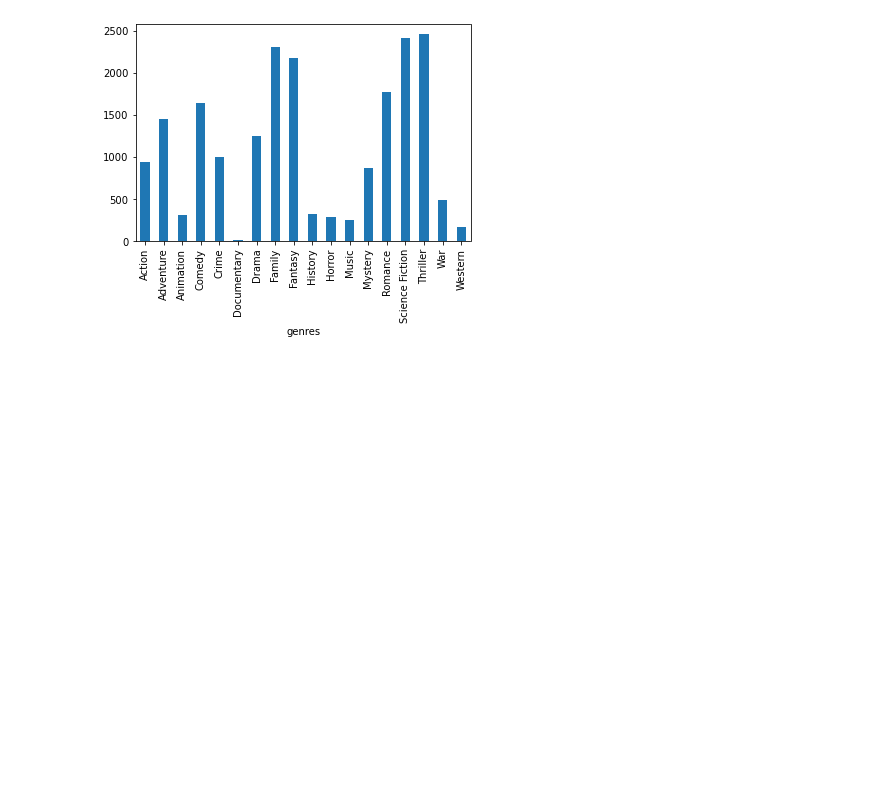
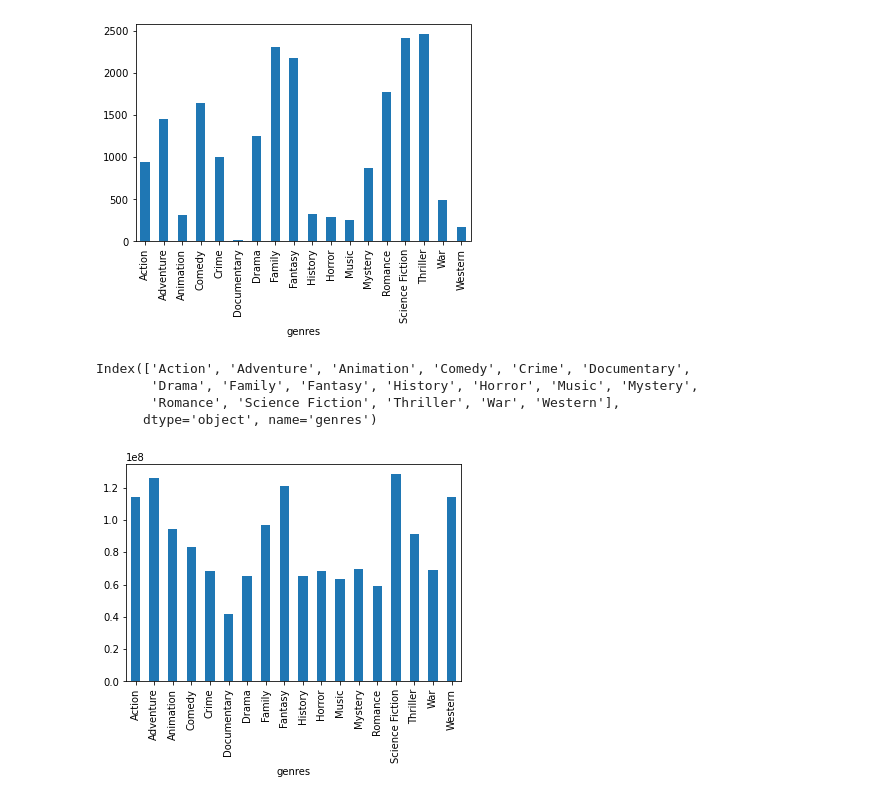
Before and after one commit to ykfarhan/state-of-box-office-analysis, a Jupyter notebook: Amir Data Cleaning.ipynb, the cells around one changed output. Cells and saved outputs as stored; diff of their text form; code cells hidden in the pictures; blank space fills up the shorter version.

```diff
--- a/Amir Data Cleaning.ipynb
+++ b/Amir Data Cleaning.ipynb
@@ -324,3 +394,14 @@ Comedy      1648.0
 Crime        999.8
 Name: vote_average, dtype: float64
 [figure]
+# %%
+ybc = genredata.groupby('genres').budget.mean()
+ybc.plot.bar()
+ybc.head()
+ybc.keys()
+# %% [output]
+Index(['Action', 'Adventure', 'Animation', 'Comedy', 'Crime', 'Documentary',
+       'Drama', 'Family', 'Fantasy', 'History', 'Horror', 'Music', 'Mystery',
+       'Romance', 'Science Fiction', 'Thriller', 'War', 'Western'],
+      dtype='object', name='genres')
+[figure, added]
```
Also changed, not shown: parts of 16 cells of this notebook, 4 other files.
